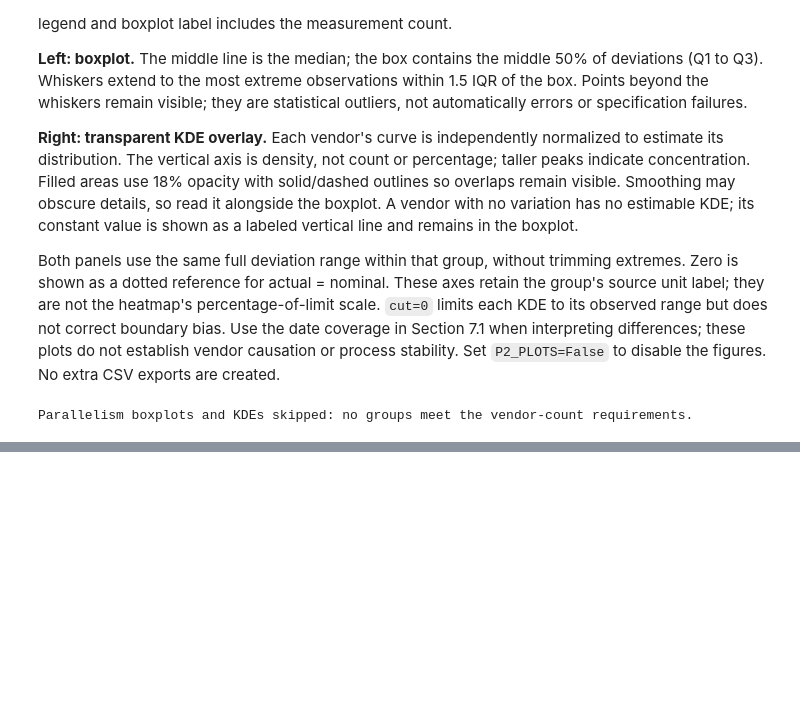
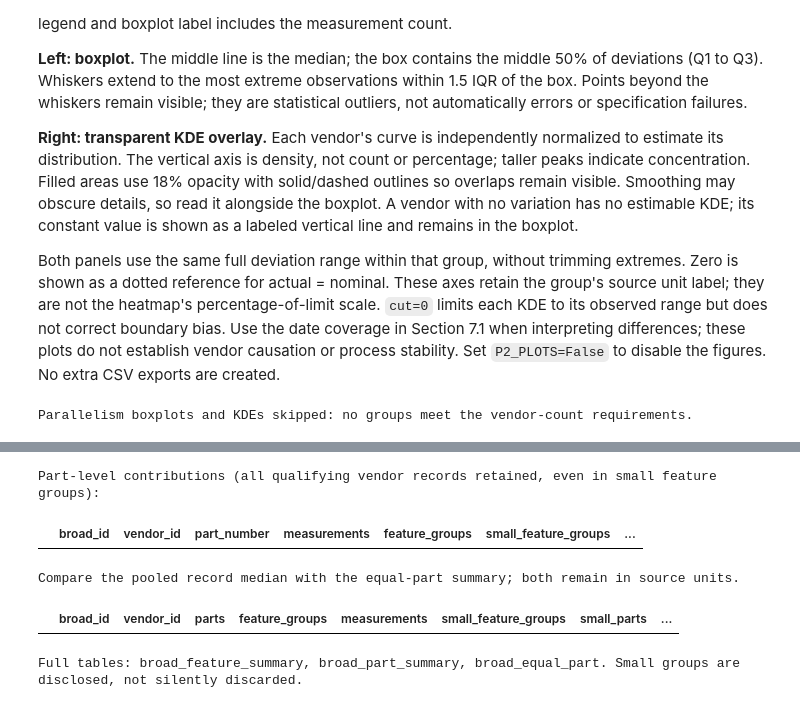
Before and after one commit to testcode851/Scripts, a Jupyter notebook: DSA/manufacturing_initial_eda_all_combinations.ipynb, the cells around one changed output, grey strips where cells are left out. Saved outputs shown, nothing was run; the diff lists cells and outputs as text; code cells hidden in the pictures; blank space fills up the shorter version.

```diff
--- a/DSA/manufacturing_initial_eda_all_combinations.ipynb
+++ b/DSA/manufacturing_initial_eda_all_combinations.ipynb
@@ -1651,0 +1761,34 @@ Parallelism boxplots and KDEs skipped: no groups meet the vendor-count requireme
+# %%
+# 8.2: Equal features within each part, then equal parts within each vendor/context.
+broad_feature_summary = broad_measured.groupby(["broad_id", "vendor_id", "part_number", "comparison_id"]).agg(
+    measurements=("actual", "size"), feature_name=("feature_name", "first"),
+    median_absolute_deviation_from_nominal=("absolute_deviation", "median")
+).reset_index()
+broad_feature_summary["below_feature_minimum"] = broad_feature_summary.measurements < MIN_VENDOR_MEASUREMENTS
+broad_part_summary = broad_feature_summary.groupby(["broad_id", "vendor_id", "part_number"]).agg(
+    measurements=("measurements", "sum"), feature_groups=("comparison_id", "size"),
+    small_feature_groups=("below_feature_minimum", "sum"),
+    mean_feature_median_absolute_deviation=("median_absolute_deviation_from_nominal", "mean")
+).reset_index()
+broad_part_summary["below_part_minimum"] = broad_part_summary.measurements < MIN_VENDOR_MEASUREMENTS
+broad_equal_part = broad_part_summary.groupby(["broad_id", "vendor_id"]).agg(
+    parts=("part_number", "size"), feature_groups=("feature_groups", "sum"),
+    measurements=("measurements", "sum"), small_feature_groups=("small_feature_groups", "sum"),
+    small_parts=("below_part_minimum", "sum"),
+    equal_part_mean_feature_median=("mean_feature_median_absolute_deviation", "mean")
+).reset_index().merge(
+    broad_vendor_metrics[["broad_id", "vendor_id", "median_absolute_deviation_from_nominal"]],
+    on=["broad_id", "vendor_id"], validate="one_to_one"
+).merge(broad_lookup, on="broad_id", validate="many_to_one")
+broad_equal_part = broad_equal_part.rename(columns={"median_absolute_deviation_from_nominal": "pooled_median_absolute_deviation"})
+print("Part-level contributions (all qualifying vendor records retained, even in small feature groups):")
+display(broad_part_summary.head(TABLE_PREVIEW_ROWS))
+print("Compare the pooled record median with the equal-part summary; both remain in source units.")
+display(broad_equal_part.head(TABLE_PREVIEW_ROWS))
+print("Full tables: broad_feature_summary, broad_part_summary, broad_equal_part. Small groups are disclosed, not silently discarded.")
+# %% [output]
+Part-level contributions (all qualifying vendor records retained, even in small feature groups):
+|  | broad_id | vendor_id | part_number | measurements | feature_groups | small_feature_groups | ... |
+Compare the pooled record median with the equal-part summary; both remain in source units.
+|  | broad_id | vendor_id | parts | feature_groups | measurements | small_feature_groups | small_parts | ... |
+Full tables: broad_feature_summary, broad_part_summary, broad_equal_part. Small groups are disclosed, not silently discarded.
```
Also changed, not shown: parts of 7 cells of this notebook.
